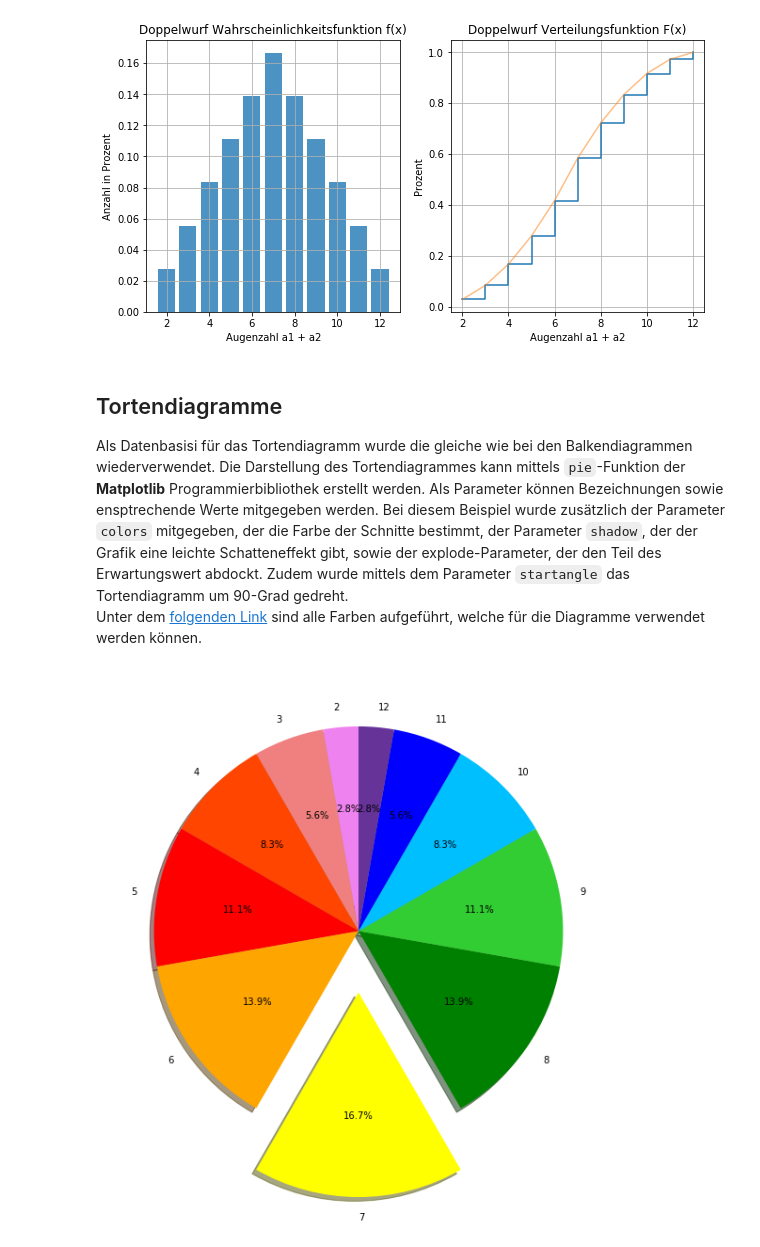
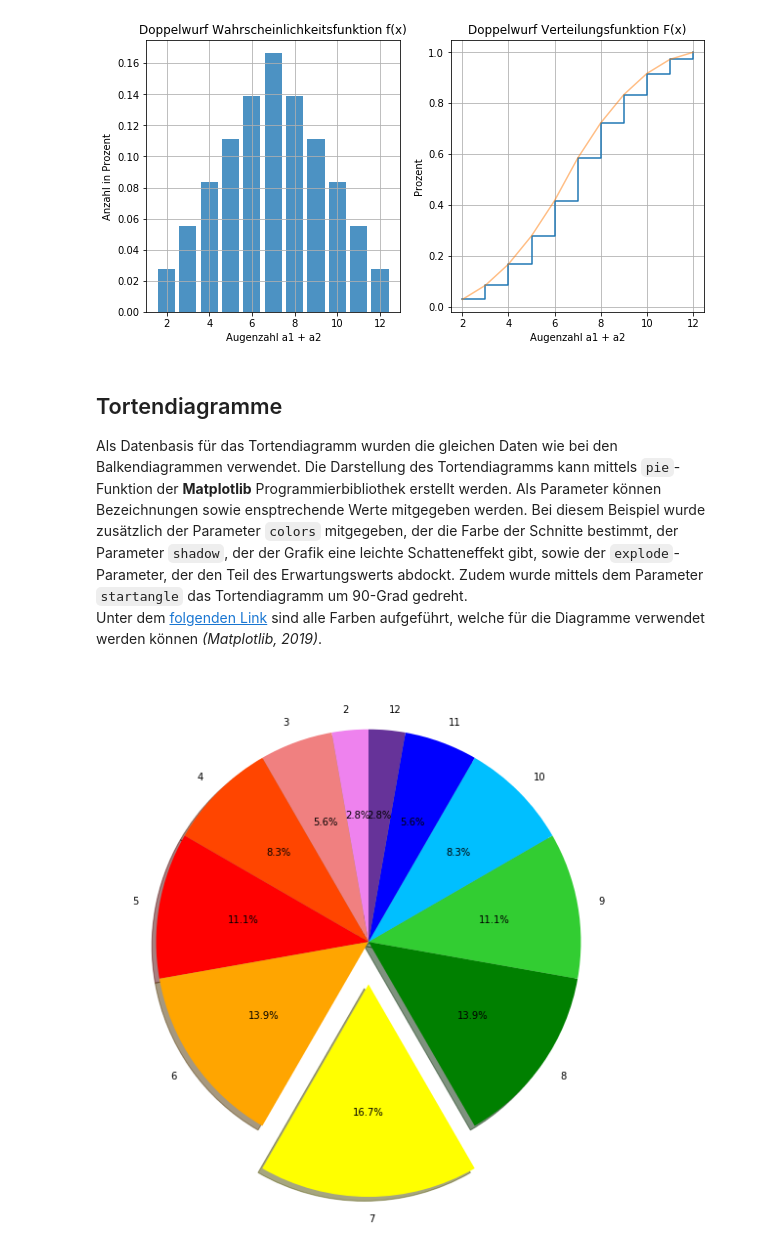
Before and after one commit to cheorges/Analysis-With-Python, a Jupyter notebook: Erstellung von Graphiken mit Matplotlib.ipynb, the cells around one changed output. Saved outputs shown, nothing was run; the diff lists cells and outputs as text; code cells hidden in the pictures.

```diff
--- a/Erstellung von Graphiken mit Matplotlib.ipynb
+++ b/Erstellung von Graphiken mit Matplotlib.ipynb
@@ -86,8 +90,8 @@ import matplotlib.pyplot as plt
 import numpy as np
 
 
-# Erstellt 1'000 Normalverteilte Daten zwsichen -8.0 und 8.0
-x = np.linspace(-8.0, 8.0, 1000)
+# Datengenerierung zwsichen -8.0 und 8.0
+daten = np.linspace(-8.0, 8.0, 1000)
 
 plt.title('Wahrscheinlichkeitsdichtefunktion')
 plt.xlabel('X-Achse')
@@ -95,7 +99,7 @@ plt.ylabel('Y-Achse')
 plt.grid(True)
 
 mu, sigma = 0.0, 2.0
-x, y = normalPDF(x, mu, sigma)
+x, y = normalPDF(daten, mu, sigma)
 plt.plot(x, y)
 
 plt.show()
@@ -107,6 +111,6 @@ plt.show()
 # %%
-# Erstellt 1'000 Normalverteilte Daten zwsichen -8.0 und 8.0
-x = np.linspace(-8.0, 8.0, 1000)
+# Datengenerierung zwsichen -8.0 und 8.0
+daten = np.linspace(-8.0, 8.0, 1000)
 
 plt.title('Wahrscheinlichkeitsdichtefunktionen')
 plt.xlabel('X-Achse')
@@ -115,7 +119,7 @@ plt.grid(True)
 
 mu_simga = [(0.0, 2.0), (-2.0, 1.0), (4.0, 0.5)]
 for mu, sigma in mu_simga:
-    x, y = normalPDF(x, mu, sigma)
+    x, y = normalPDF(daten, mu, sigma)
     plt.plot(x, y, label=f'\u03BC: {mu} , \u03C3 : {sigma}')
 
 plt.legend()
@@ -133,18 +139,20 @@ Da nun die einzlenen Normalverteilungen in einzelnen Graphen dargestellt werden,
 $$F_N(x|\mu,\sigma)=\int_{-\infty}^{x} \frac{1}{\sigma\sqrt{2\pi}}e^-\frac{1}{2}(\frac{u-\mu}{\sigma})^2$$
 # %%
 def normalCDF(x, mu, sigma):
-    """  Generiert eine Normalverteilung als Verteilungsfunktion
-        :param array x: Normalverteite Daten
+    """  Erstellt eine Normalverteilung als Verteilungsfunktion
+        :param array x: Daten
         :param float mu: Mittelwert
         :param float sigma: Standartabweichung
         :retrun x, y: Berechneten Daten für die X- und Y-Achse
     """
+    if sigma <= 0:
+        raise ValueError('sigma darf nicht <= 0 sein.')
 
     y = scipy.stats.norm.cdf(x, mu, sigma)
     return x, y
 # %%
-# Erstellt 1'000 Normalverteilte Daten zwsichen -8.0 und 8.0
-x = np.linspace(-8.0, 8.0, 1000)
+# Datengenerierung zwsichen -8.0 und 8.0
+daten = np.linspace(-8.0, 8.0, 1000)
 
 plt.figure(figsize=(7,15))
 
@@ -159,9 +167,9 @@ for i, values in enumerate(mu_simga, start=1):
     plt.ylabel('Y-Achse')
     plt.grid(True)
 
-    x, y = normalPDF(x, mu, sigma)
+    x, y = normalPDF(daten, mu, sigma)
     plt.plot(x, y, label='Wahrscheinlichkeitsdichtefunktion')
-    x, y = normalCDF(x, mu, sigma)
+    x, y = normalCDF(daten, mu, sigma)
     plt.plot(x, y, "r-", label=f'Verteilungsfunktion')
     plt.legend()
 
@@ -248,19 +257,19 @@ plt.show()
 [figure]
 # %% [markdown]
 ## Tortendiagramme
-Als Datenbasisi für das Tortendiagramm wurde die gleiche wie bei den Balkendiagrammen wiederverwendet. Die Darstellung des Tortendiagrammes kann mittels `pie`-Funktion der **Matplotlib** Programmierbibliothek erstellt werden. Als Parameter können Bezeichnungen sowie ensptrechende Werte mitgegeben werden. Bei diesem Beispiel wurde zusätzlich der Parameter `colors` mitgegeben, der die Farbe der Schnitte bestimmt, der Parameter `shadow`, der der Grafik eine leichte Schatteneffekt gibt, sowie der explode-Parameter, der den Teil des Erwartungswert abdockt. Zudem wurde mittels dem Parameter `startangle` das Tortendiagramm um 90-Grad gedreht.
-Unter dem [folgenden Link](https://matplotlib.org/3.1.0/gallery/color/named_colors.html) sind alle Farben aufgeführt, welche für die Diagramme verwendet werden können.
+Als Datenbasis für das Tortendiagramm wurden die gleichen Daten wie bei den Balkendiagrammen verwendet. Die Darstellung des Tortendiagramms kann mittels `pie`-Funktion der **Matplotlib** Programmierbibliothek erstellt werden. Als Parameter können Bezeichnungen sowie ensptrechende Werte mitgegeben werden. Bei diesem Beispiel wurde zusätzlich der Parameter `colors` mitgegeben, der die Farbe der Schnitte bestimmt, der Parameter `shadow`, der der Grafik eine leichte Schatteneffekt gibt, sowie der `explode`-Parameter, der den Teil des Erwartungswerts abdockt. Zudem wurde mittels dem Parameter `startangle` das Tortendiagramm um 90-Grad gedreht.
+Unter dem [folgenden Link](https://matplotlib.org/3.1.0/gallery/color/named_colors.html) sind alle Farben aufgeführt, welche für die Diagramme verwendet werden können *(Matplotlib, 2019)*.
 # %%
 x, y = doppelwurfDatenGenerieren()
 
 # Grösse definieren
 plt.figure(figsize=(10,10))
 
-explode = (0,0,0,0,0,0.3,0,0,0,0,0)
+explode = (0,0,0,0,0,0.2,0,0,0,0,0)
 colors = ['violet', 'lightcoral', 'orangered', 'red', 'orange', 'yellow', 'green', 'limegreen', 'deepskyblue', 'blue', 'rebeccapurple']
-plt.pie(y, explode=explode, labels=x, autopct='%1.1f%%' ,shadow=True, colors=colors, startangle=90)
+plt.pie(y, explode=explode, labels=x, autopct='%1.1f%%' , shadow=True, colors=colors, startangle=90)
 
 plt.show()
 # %% [output]
-[figure, old version]
+[figure, new version]
 # %% [markdown]
```
Also changed, not shown: parts of 17 cells of this notebook.
